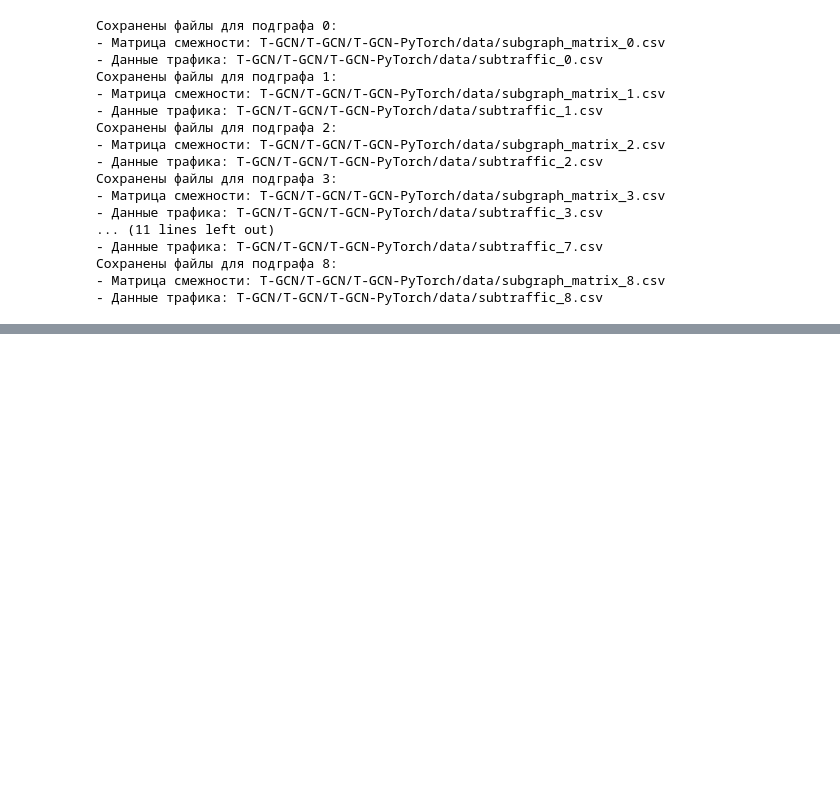
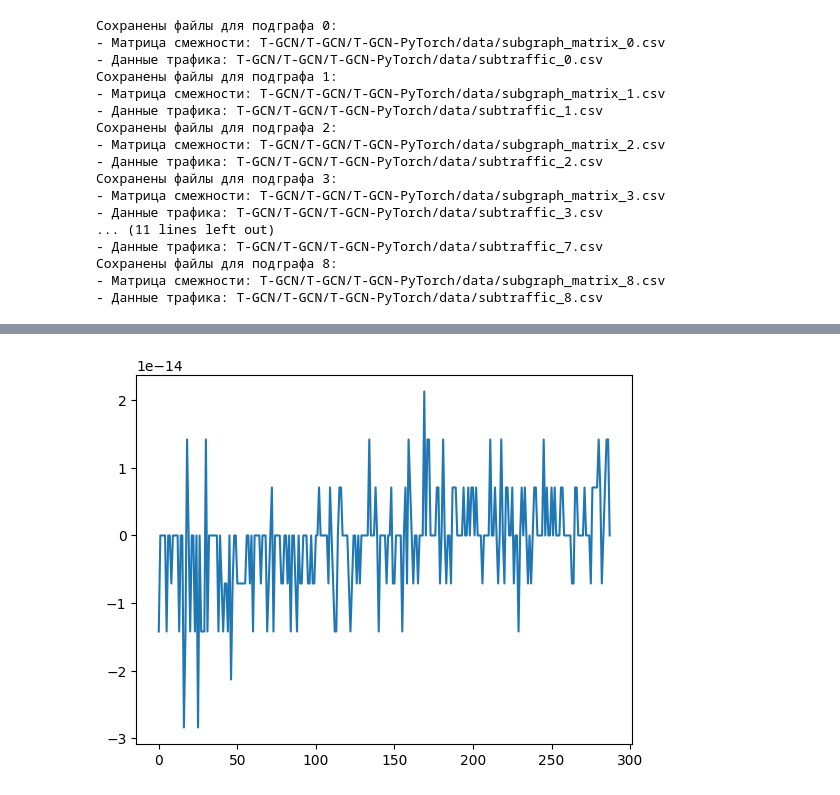
Before and after one commit to romanroff/ITMO_subjects, a Jupyter notebook: NIR/main_2.ipynb, the cells around one changed output, grey strips where cells are left out. Saved outputs shown, nothing was run; the diff lists cells and outputs as text; code cells hidden in the pictures; blank space fills up the shorter version.

```diff
--- a/NIR/main_2.ipynb
+++ b/NIR/main_2.ipynb
@@ -309,0 +350,14 @@ for i in range(lens):
+# %%
+from statsmodels.tsa.seasonal import STL
+
+stl = STL(speeds, period=288)  # Периодичность = 1 сутки (288 интервалов)
+result = stl.fit()
+trend = result.trend
+seasonal = result.seasonal
+residual = result.resid
+# %%
+plt.plot(residual)
+# plt.ylim(56, 57)
+plt.show()
+# %% [output]
+[figure, added]
```
Also changed, not shown: parts of 9 cells of this notebook, 4 other files.
